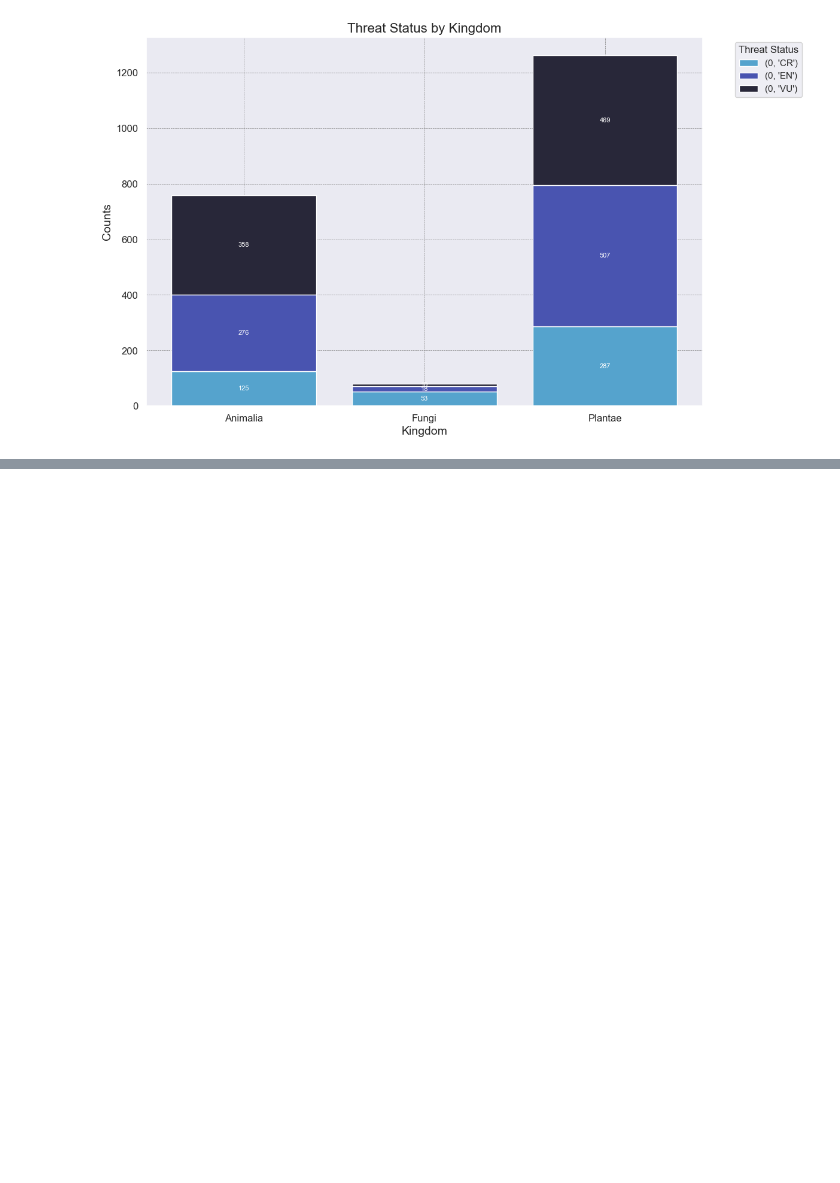
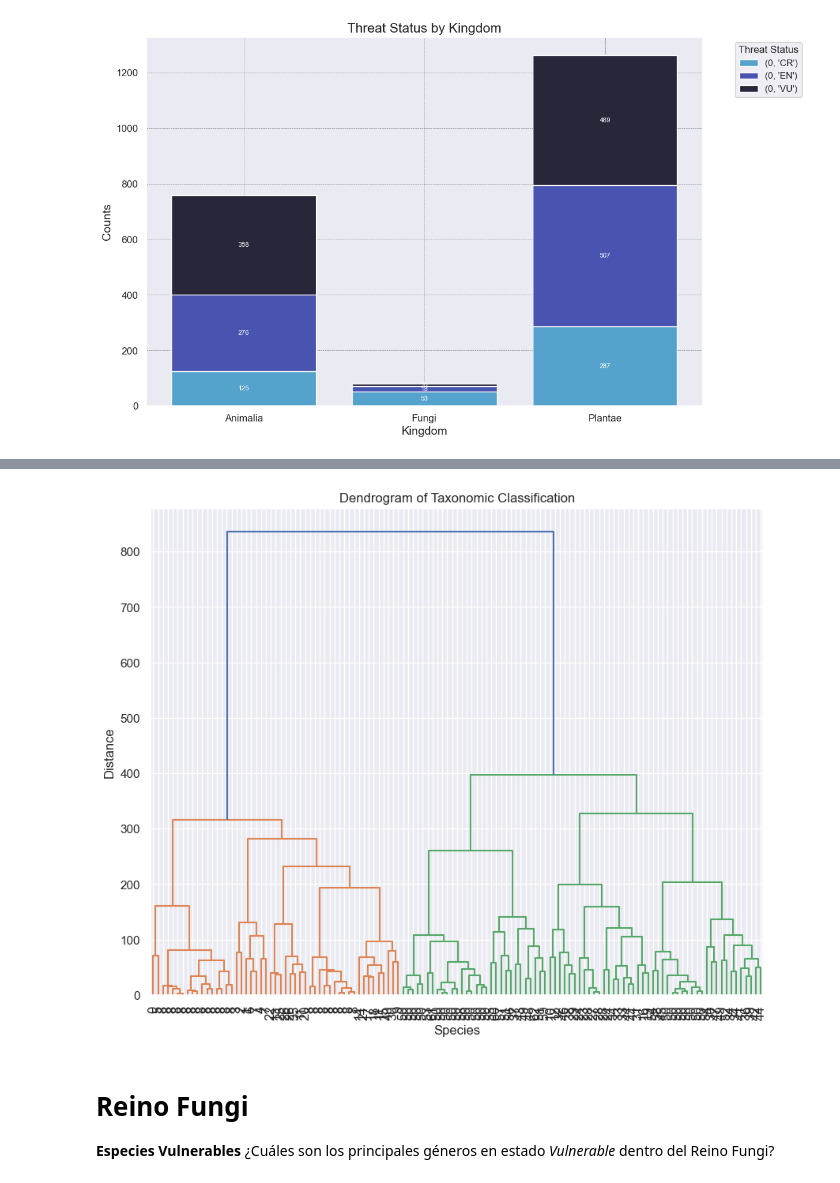
Before and after one commit to pololwl/repoDS, a Jupyter notebook: Actividad 3/actividad3.ipynb, the cells around one changed output, grey strips where cells are left out. Cells and saved outputs as stored; diff of their text form; code cells hidden in the pictures; blank space fills up the shorter version.

```diff
--- a/Actividad 3/actividad3.ipynb
+++ b/Actividad 3/actividad3.ipynb
@@ -296,0 +336,4 @@ plt.show()
+# %%
+animalCR = endangeredSpecies.loc[
+    (endangeredSpecies['REINO'] == 'Animalia') & (endangeredSpecies['ESTADO DE AMENAZA'] == 'CR')]
+animalCR
@@ -296,0 +397,6 @@ plt.show()
+# %%
+from scipy.cluster.hierarchy import linkage, dendrogram
+import matplotlib.pyplot as plt
+
+for col in animalCR.columns[1:]:  # Skip 'REINO' or any other column that should not be encoded
+    animalCR[col] = animalCR[col].astype('category').cat.codes
@@ -296,0 +421,15 @@ plt.show()
+# %%
+Z = linkage(animalCR.iloc[:, 1:], 'ward')
+plt.figure(figsize=(10, 8))
+dendrogram(Z, labels=animalCR['GENERO'].tolist(), leaf_rotation=90, leaf_font_size=12)
+plt.title('Dendrogram of Taxonomic Classification')
+plt.xlabel('Species')
+plt.ylabel('Distance')
+plt.xticks(rotation=90)
+plt.show()
+# %% [output]
+[figure, added]
+# %% [markdown]
+# Reino Fungi
+**Especies Vulnerables**
+¿Cuáles son los principales géneros en estado _Vulnerable_ dentro del Reino Fungi?
```
Also changed, not shown: parts of 29 cells of this notebook, 1 other file.
